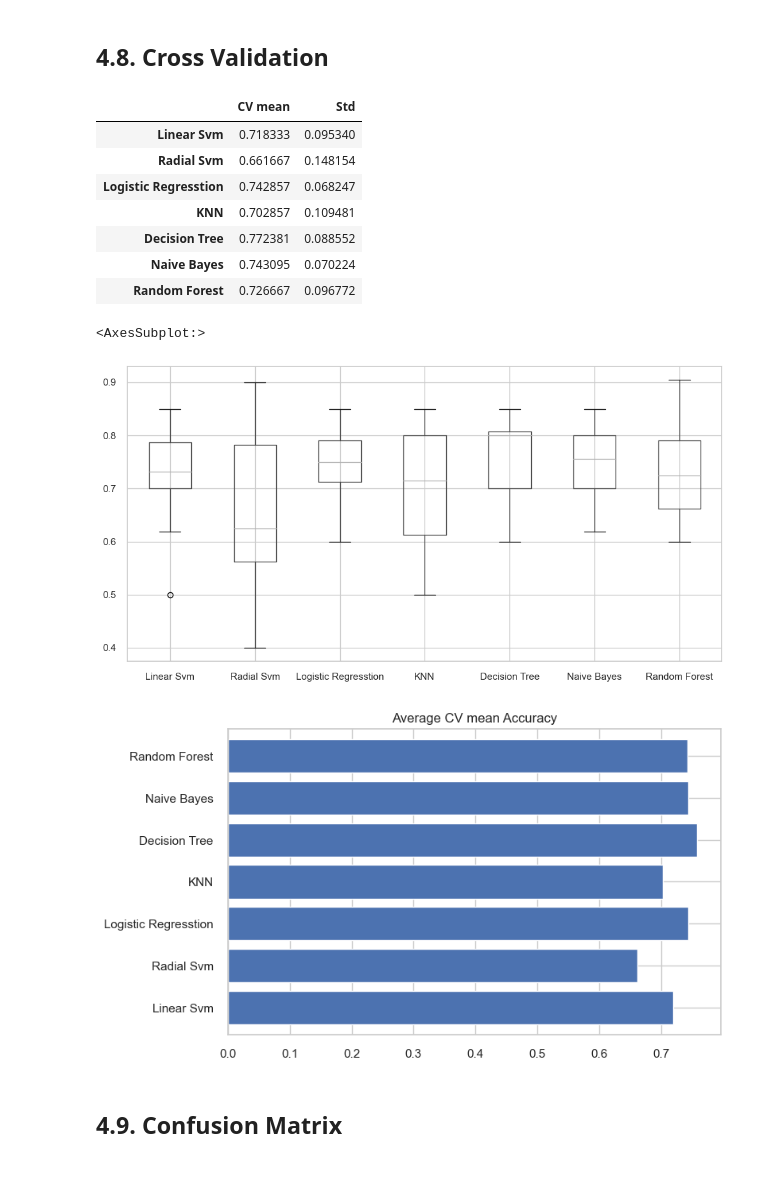
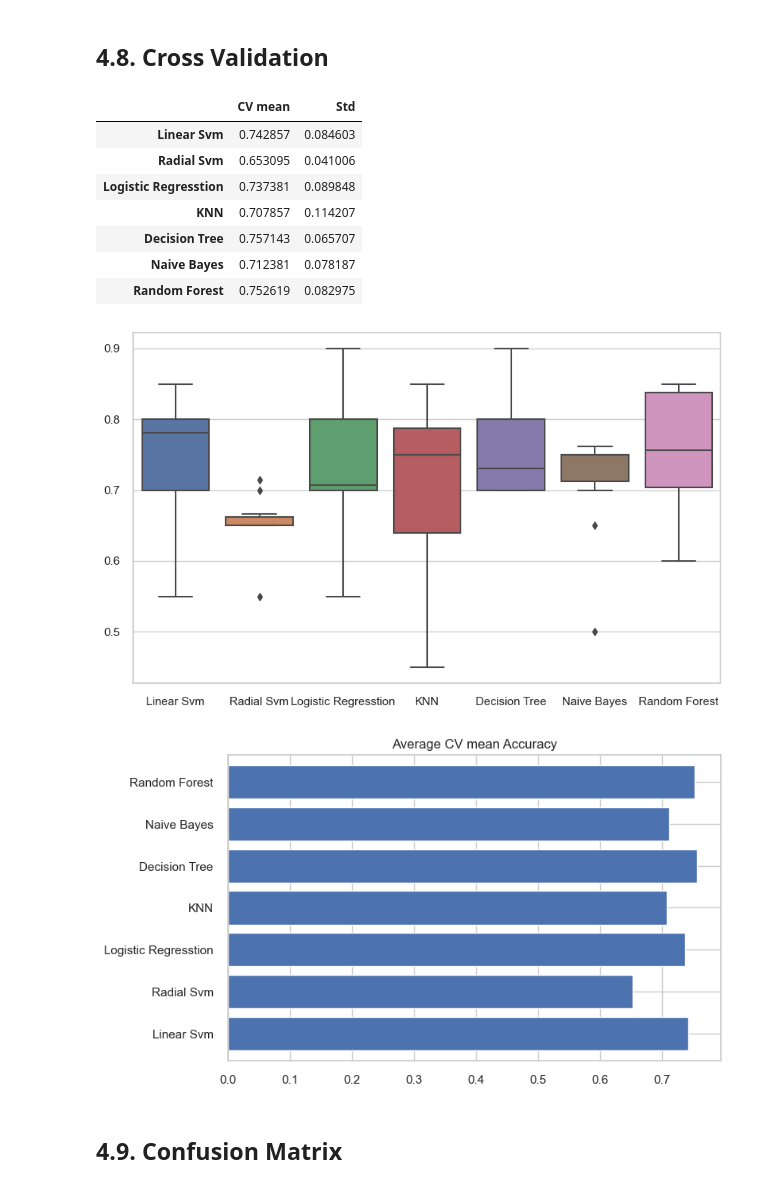
Before and after one commit to wonyeongdeok/kaggle_transcription, a Jupyter notebook: titanic.ipynb, the cells around one changed output. Saved outputs shown, nothing was run; the diff lists cells and outputs as text; code cells hidden in the pictures.

```diff
--- a/titanic.ipynb
+++ b/titanic.ipynb
@@ -762,7 +763,7 @@ X = df_train[df_train.columns[1:]]
 Y = df_train['Survived']
 
 n_splits = 10
-kfold = KFold(n_splits=n_splits, random_state=22, shuffle=True)
+stra_kfold = StratifiedKFold(n_splits=n_splits, random_state=22, shuffle=True)
 
 xyz = []
 acc_arr = []
@@ -777,10 +778,10 @@ models = [svm.SVC(kernel='linear'),
          KNeighborsClassifier(n_neighbors=8),
          DecisionTreeClassifier(),
          GaussianNB(),
-         RandomForestClassifier(n_estimators=400)]
+         RandomForestClassifier(n_estimators=800)]
 
 for model in tqdm(models):
-    cv_result = cross_val_score(model, X, Y, cv=kfold, scoring='accuracy')
+    cv_result = cross_val_score(model, X, Y, cv=stra_kfold, scoring='accuracy')
     xyz.append(cv_result.mean())
     std.append(cv_result.std())
     acc_arr.append(cv_result)
@@ -789,20 +790,20 @@ cv_models_df = pd.DataFrame({'CV mean': xyz, 'Std': std}, index=classifiers)
 cv_models_df
 # %% [output]
 |  | CV mean | Std |
-| Linear Svm | 0.718333 | 0.095340 |
-| Radial Svm | 0.661667 | 0.148154 |
-| Logistic Regresstion | 0.742857 | 0.068247 |
-| KNN | 0.702857 | 0.109481 |
-| Decision Tree | 0.772381 | 0.088552 |
-| Naive Bayes | 0.743095 | 0.070224 |
-| Random Forest | 0.726667 | 0.096772 |
+| Linear Svm | 0.742857 | 0.084603 |
+| Radial Svm | 0.653095 | 0.041006 |
+| Logistic Regresstion | 0.737381 | 0.089848 |
+| KNN | 0.707857 | 0.114207 |
+| Decision Tree | 0.757143 | 0.065707 |
+| Naive Bayes | 0.712381 | 0.078187 |
+| Random Forest | 0.752619 | 0.082975 |
 # %%
-plt.subplots(figsize=(12, 6))
+plt.subplots(figsize=(10,6))
 box = pd.DataFrame(acc_arr, index=classifiers)
-box.T.boxplot()
+sns.boxplot(data=box.T)
+plt.show()
 # %% [output]
-<AxesSubplot:>
-[figure, old version]
+[figure, new version]
 # %%
 cv_models_df['CV mean'].plot.barh(width=0.8)
 plt.title('Average CV mean Accuracy')
@@ -810,7 +811,7 @@ fig = plt.gcf()
 fig.set_size_inches(8, 5)
 plt.show()
 # %% [output]
-[figure, old version]
+[figure, new version]
 # %% [markdown]
 ## **4.9. Confusion Matrix**
 # %% [markdown]
```
Also changed, not shown: parts of 5 cells of this notebook.
